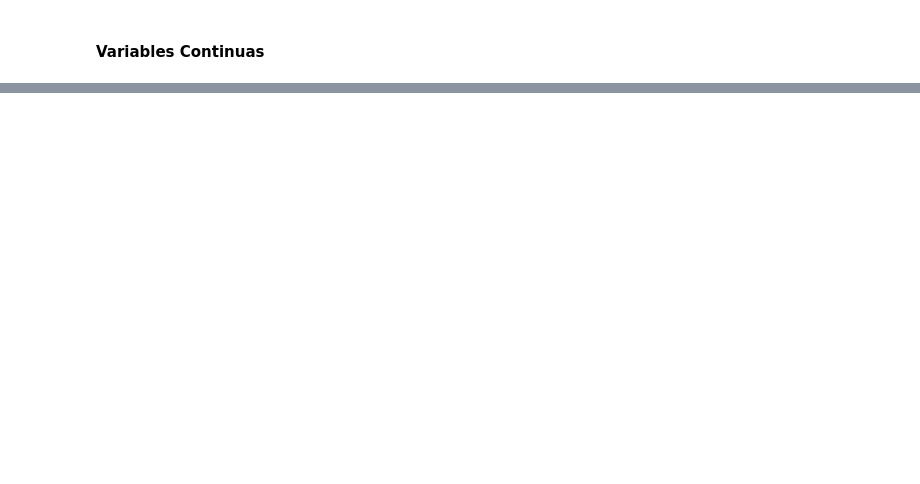
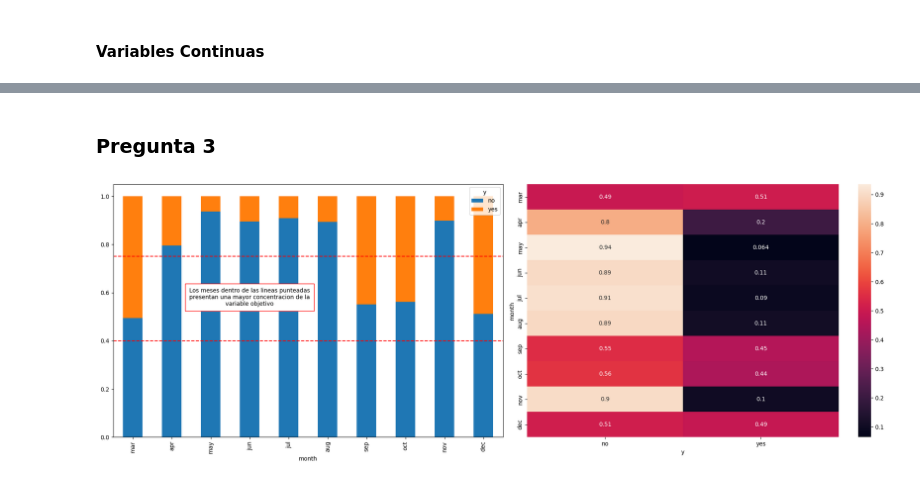
Before and after one commit to Hemersson7/Estadistica, a Jupyter notebook: Tarea1.ipynb, the cells around one changed output, grey strips where cells are left out. Saved outputs shown, nothing was run; the diff lists cells and outputs as text; code cells hidden in the pictures; blank space fills up the shorter version.

```diff
--- a/Tarea1.ipynb
+++ b/Tarea1.ipynb
@@ -192,0 +235,25 @@ graficar_hitogramas(var_quantitative)
+# %% [markdown]
+### Pregunta 3
+# %%
+orden_month = ["jan", "feb", "mar", "apr", "may", "jun","jul", "aug", "sep", "oct", "nov", "dec"]
+data["month"] = pd.Categorical(data["month"], categories = orden_month, ordered = True )
+
+fig, axes = plt.subplots(1,2, figsize = (20,7))
+tabla_proporciones = pd.crosstab(data["month"], data["y"], normalize = "index")
+axes[0].axhline(y=0.75, color='red', linestyle='--')
+axes[0].axhline(y=0.4, color='red', linestyle='--')
+axes[0].text(
+    x= 3, y = 0.58,
+    s = """Los meses dentro de las lineas punteadas\npresentan una mayor concentracion de la\nvariable objetivo""",
+    ha="center", va = "center",
+    bbox = {"facecolor": "white",
+            "edgecolor": "red",
+            "boxstyle": "square, pad = 0.7"}
+
+
+)
+tabla_proporciones.plot(kind = "bar", ax = axes[0], stacked = True )
+sns.heatmap(tabla_proporciones, ax = axes[1], annot = True)
+plt.tight_layout()
+# %% [output]
+[figure, added]
```
Also changed, not shown: parts of 14 cells of this notebook.
